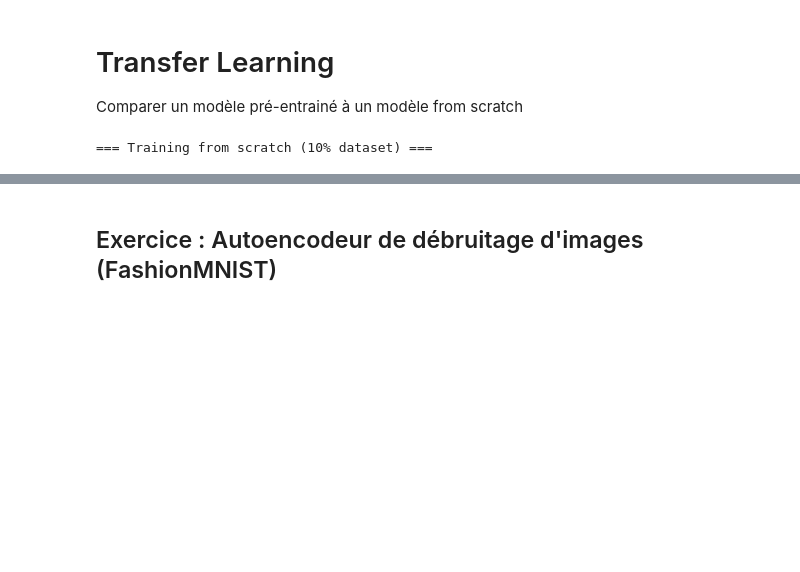
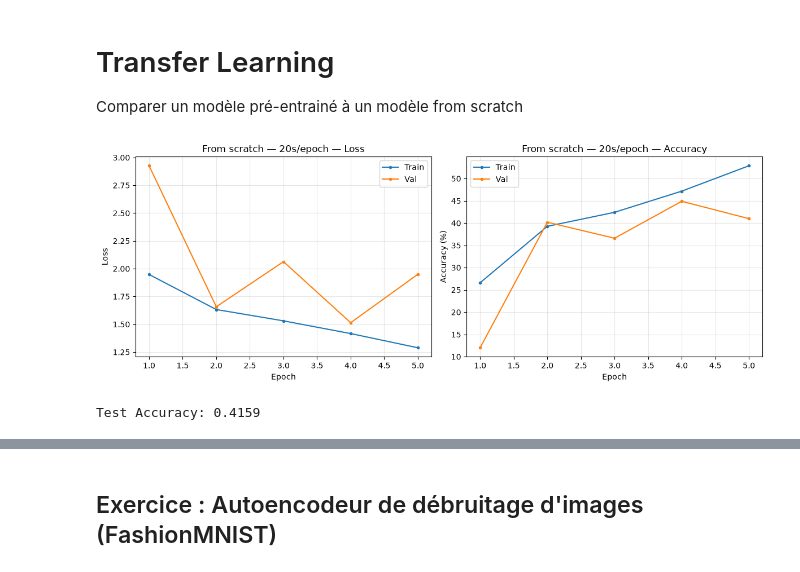
Before and after one commit to belafdil-chakib/2026-07-07, a Jupyter notebook: 999_Corrigés/CNN corrigé.ipynb, the cells around one changed output, grey strips where cells are left out. Saved outputs shown, nothing was run; the diff lists cells and outputs as text; code cells hidden in the pictures; blank space fills up the shorter version.

```diff
--- a/999_Corrigés/CNN corrigé.ipynb
+++ b/999_Corrigés/CNN corrigé.ipynb
@@ -369,7 +432,7 @@ Comparer un modèle pré-entrainé à un modèle from scratch
 import torch
 import torch.nn as nn
 import torch.optim as optim
-from torch.utils.data import DataLoader, Subset
+from torch.utils.data import DataLoader, Subset, random_split
 from torchvision import datasets, transforms, models
 import time
 import numpy as np
@@ -408,14 +471,21 @@ subset_size = int(len(train_dataset_full) * subset_fraction)
 subset_indices = np.random.choice(len(train_dataset_full), subset_size, replace=False)
 train_dataset = Subset(train_dataset_full, subset_indices)
 
-train_loader = DataLoader(train_dataset, batch_size=batch_size, shuffle=True, num_workers=0)
+# Split train / validation (80 / 20) pour suivre la courbe de validation
+n_val = int(0.2 * len(train_dataset))
+n_train = len(train_dataset) - n_val
+train_subset, val_subset = random_split(train_dataset, [n_train, n_val])
+
+train_loader = DataLoader(train_subset, batch_size=batch_size, shuffle=True, num_workers=0)
+val_loader = DataLoader(val_subset, batch_size=batch_size, shuffle=False, num_workers=0)
 test_loader = DataLoader(test_dataset, batch_size=batch_size, shuffle=False, num_workers=0)
 
 # ===========================
 # Fonctions d'entraînement et d'évaluation
 # ===========================
-def train_model(model, criterion, optimizer, num_epochs):
+def train_model(model, criterion, optimizer, num_epochs, val_loader=None, title="Entraînement"):
     model = model.to(device)
+    history = {"train_loss": [], "val_loss": [], "train_acc": [], "val_acc": []}
     for epoch in range(num_epochs):
         model.train()
         running_loss = 0.0
@@ -437,36 +507,58 @@ def train_model(model, criterion, optimizer, num_epochs):
             total += labels.size(0)
             correct += predicted.eq(labels).sum().item()
 
-        epoch_loss = running_loss / len(train_loader.dataset)
-        epoch_acc = correct / total
-        print(f"Epoch [{epoch+1}/{num_epochs}] - Loss: {epoch_loss:.4f} - Acc: {epoch_acc:.4f} - Time: {time.time()-start_time:.1f}s")
+        history["train_loss"].append(running_loss / total)
+        history["train_acc"].append(100 * correct / total)
+
+        # --- Validation ---
+        if val_loader is not None:
+            model.eval()
+            val_loss = 0.0
+            val_correct = 0
+            val_total = 0
+            with torch.no_grad():
+                for images, labels in val_loader:
+                    images, labels = images.to(device), labels.to(device)
+                    outputs = model(images)
+                    loss = criterion(outputs, labels)
+                    val_loss += loss.item() * images.size(0)
+                    _, predicted = outputs.max(1)
+                    val_total += labels.size(0)
+                    val_correct += predicted.eq(labels).sum().item()
+            history["val_loss"].append(val_loss / val_total)
+            history["val_acc"].append(100 * val_correct / val_total)
+
+        # Courbe train/val en direct (remplace le print par epoch)
+        live_plot_losses(history, title=f"{title} — {time.time()-start_time:.0f}s/epoch")
+    return history
 
 def evaluate_model(model):
     model.eval()
     model = model.to(device)
     correct = 0
     total = 0
     with torch.no_grad():
         for images, labels in test_loader:
             images, labels = images.to(device), labels.to(device)
             outputs = model(images)
             _, predicted = outputs.max(1)
             total += labels.size(0)
             correct += predicted.eq(labels).sum().item()
     acc = correct / total
     print(f"Test Accuracy: {acc:.4f}")
     return acc
 
 # ===========================
 # 1) Model from scratch
 # ===========================
 print("=== Training from scratch (10% dataset) ===")
-model_scratch = models.mobilenet_v2(pretrained=False)
+model_scratch = models.mobilenet_v2(weights=None)
 model_scratch.classifier[1] = nn.Linear(model_scratch.last_channel, num_classes)
 criterion = nn.CrossEntropyLoss()
 optimizer = optim.Adam(model_scratch.parameters(), lr=learning_rate)
 
-train_model(model_scratch, criterion, optimizer, num_epochs)
+train_model(model_scratch, criterion, optimizer, num_epochs, val_loader, title="From scratch")
 acc_scratch = evaluate_model(model_scratch)
 # %% [output]
+[figure, added]
-=== Training from scratch (10% dataset) ===
+Test Accuracy: 0.4159
```
Also changed, not shown: parts of 14 cells of this notebook, 1 other file.
